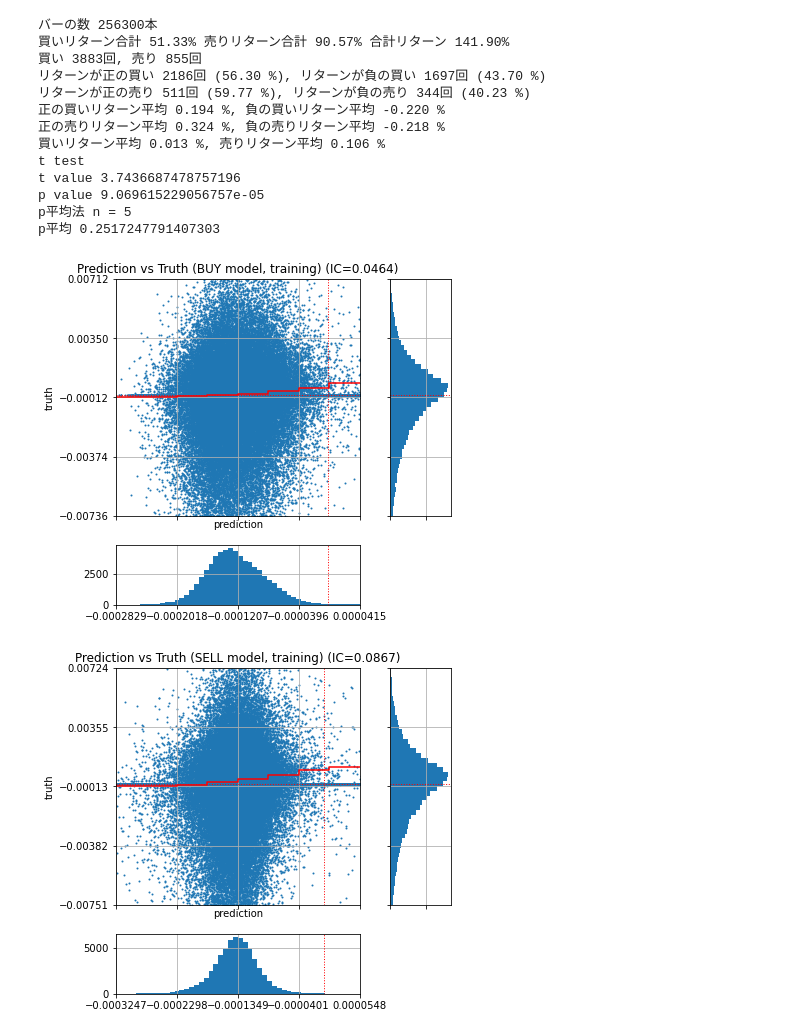
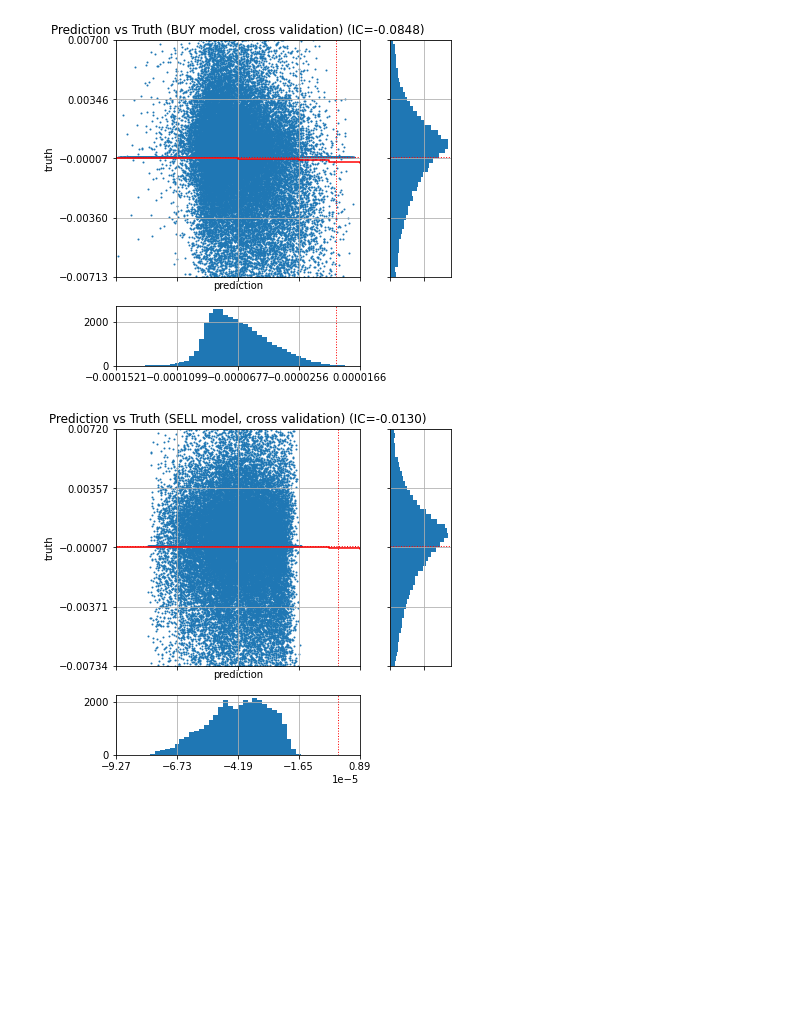
Before and after one commit to WannabeBotter/crypto_misc_jupyter, a Jupyter notebook: richman_dollarbar/richman_dollarbar.ipynb, the cells around one changed output. Drawn from its saved outputs; the diff is of its cells as text; code cells hidden in the pictures; blank space fills up the shorter version.

Commit message:
Introduced CPCV (still not working as expected)

```diff
--- a/richman_dollarbar/richman_dollarbar.ipynb
+++ b/richman_dollarbar/richman_dollarbar.ipynb
@@ -433,8 +445,8 @@ def display_true_vs_pred(series_true, series_pred, subtitle):
     # 予測値のレンジごとに真値の平均をプロットして比例関係があることを確認する
     pred_sections = []
     true_means = []
-    for i in range(9):
-        _df = df[(df['pred'] >= pred_min + pred_std*i) & (df['pred'] >= pred_min + pred_std*(i+1))]
+    for i in range(17):
+        _df = df[(df['pred'] >= pred_min + 0.5 * pred_std * i) & (df['pred'] >= pred_min + 0.5 * pred_std * (i + 1))]
         pred_sections.append(pred_min + pred_std*i)
         true_means.append(_df['true'].mean())
 
@@ -533,6 +545,6 @@ def objective(trial):
 # 以前の学習結果を利用して最適化をスキップ
 # 10_000_000ドルバー : Trial 74 finished with value: 16193.839450781088 and parameters: {'x': 1.4788760220633528}. Best is trial 74 with value: 16193.839450781088
 # 5_000_000ドルバー : Trial 193 finished with value: 7080.370047388982 and parameters: {'x': 2.1472956042094262}. Best is trial 193 with value: 7080.370047388982.
-atr_mux = 0.75
+atr_mux = 1.0
 atr_range = 4
 # %%
@@ -567,6 +579,17 @@ features = sorted([
 #    'LIQUIDATION_SELL_RATIO', 'LIQUIDATION_SELL_RATIO_T-1', 'LIQUIDATION_SELL_RATIO_T-2', 'LIQUIDATION_SELL_RATIO_T-3', 'LIQUIDATION_SELL_RATIO_T-4',
 #    'DELTA_TIME_T-1/T', 'DELTA_TIME_T-2/T', 'DELTA_TIME_T-3/T', 'DELTA_TIME_T-4/T',
 ])
+# %%
+# CPCVのユーティリティ関数
+def cpcv_split(df = None, n_splits = 6, n_test_splits = 2, time_gap = 100, embargo_td = 0):
+    _df = pd.DataFrame(range(0, len(df), 1))
+
+    cpkf = CombPurgedKFoldCV(n_splits = n_splits, n_test_splits = n_test_splits, embargo_td = embargo_td)
+    t1_ = _df.index
+    t1 = pd.Series(t1_).shift(time_gap).fillna(0).astype(int)
+    t2 = pd.Series(t1_).shift(-time_gap).fillna(1e12).astype(int)
+
+    return list(cpkf.split(_df, pred_times=t1, eval_times=t2))
 # %%
 # 固定するLightGBMのパラメータ
 train_fixed_params = {
@@ -637,32 +642,27 @@ Best model saved to y_sell.model.xz
 # %%
-# 学習したモデルに学習区間を予測させて、抽出したパラメータがきちんと働いていることを確認する
-# 学習した区間を予測するので、とても良い成績がでるが、本来の予測性能を表してはいない
-df_train['y_pred_buy'] = model_buy.predict(df_train[features], num_iteration=model_buy.best_iteration)
-df_train['y_pred_sell'] = model_sell.predict(df_train[features], num_iteration=model_buy.best_iteration)
+# トレーニングデータに売買アクションと特徴量を追加
+df_train = df[(df['Datetime'] >= '2021-01-01 00:00:00+00') & (df['Datetime'] < '2022-01-01 00:00:00+00')].copy()
+df_train = df_train.reset_index()
+df_train = calc_features(df_train)
+#df_train = calc_buysell_ptsl(df_train, pips = 1, atr_mux = atr_mux, atr_range = atr_range)
+df_train = calc_buysell(df_train, pips = 1, atr_mux = atr_mux, atr_range = atr_range)
 
-# 予測が正でない行では取引しないので、buy_executedとsell_executedをすべて0にしておく
-df_train.loc[df_train['y_pred_buy'] <= -0.0000591, 'buy_executed'] = 0.0
-df_train.loc[df_train['y_pred_sell'] <= -0.0000414, 'sell_executed'] = 0.0
+# バリデーション区間について予測を行い、学習したモデルの性能を確認する
+df_buy_predict = pd.DataFrame(model_buy.predict(df_train[features], num_iteration=model_buy.best_iteration))
+df_buy_predict = df_buy_predict.transpose()
+for index, fold in enumerate(folds):
+    df_buy_predict.iloc[fold[1], index] = np.nan
+df_train['y_pred_buy'] = df_buy_predict.mean(axis=1)
 
-display_true_vs_pred(df_train['y_buy'], df_train['y_pred_buy'], 'Prediction vs Truth (BUY model, training)')
-display_true_vs_pred(df_train['y_sell'], df_train['y_pred_sell'], 'Prediction vs Truth (SELL model, training)')
+df_sell_predict = pd.DataFrame(model_sell.predict(df_train[features], num_iteration=model_sell.best_iteration))
+df_sell_predict = df_sell_predict.transpose()
+for index, fold in enumerate(folds):
+    df_sell_predict.iloc[fold[1], index] = np.nan
+df_train['y_pred_sell'] = df_sell_predict.mean(axis=1)
 
-# パフォーマンスの表示 (一応)
-display_performance(df_train, 'Train, with ML')
-display_backtest(df_train)
+# 真値と予測値の関係を見る
+display_true_vs_pred(df_train['y_buy'], df_train['y_pred_buy'], 'Prediction vs Truth (BUY model, cross validation)')
+display_true_vs_pred(df_train['y_sell'], df_train['y_pred_sell'], 'Prediction vs Truth (SELL model, cross validation)')
 # %% [output]
-バーの数 256300本
-買いリターン合計 51.33% 売りリターン合計 90.57% 合計リターン 141.90%
-買い 3883回, 売り 855回
-リターンが正の買い 2186回 (56.30 %), リターンが負の買い 1697回 (43.70 %)
-リターンが正の売り 511回 (59.77 %), リターンが負の売り 344回 (40.23 %)
-正の買いリターン平均 0.194 %, 負の買いリターン平均 -0.220 %
-正の売りリターン平均 0.324 %, 負の売りリターン平均 -0.218 %
-買いリターン平均 0.013 %, 売りリターン平均 0.106 %
-t test
-t value 3.7436687478757196
-p value 9.069615229056757e-05
-p平均法 n = 5
-p平均 0.2517247791407303
-[figure, old version]
+[figure, new version]
-[figure, old version]
+[figure, new version]
```
Also changed, not shown: parts of 12 cells of this notebook, 2 other files.
